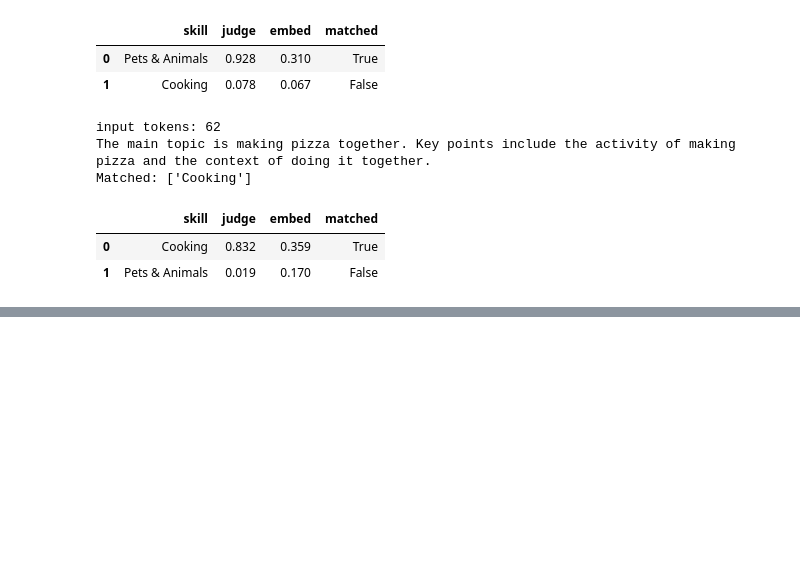
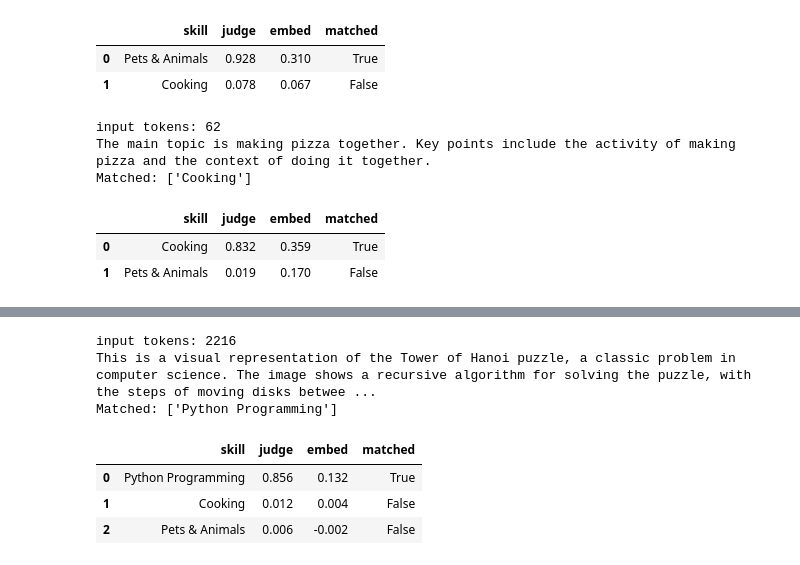
Before and after one commit to mahidodiya/evolve, a Jupyter notebook: Qwen_rank_v3.ipynb, the cells around one changed output, grey strips where cells are left out. Saved outputs shown, nothing was run; the diff lists cells and outputs as text; code cells hidden in the pictures; blank space fills up the shorter version.

```diff
--- a/Qwen_rank_v3.ipynb
+++ b/Qwen_rank_v3.ipynb
@@ -399,7 +399,8 @@ Recall            : 1.00
 my_skills = [
     {"name": "Pets & Animals", "description": "dogs, cats, wildlife, animal behavior and pet care"},
     {"name": "Cooking","description": "recipes, ingredients, food preparation and kitchen techniques"},
-  ]
+    {"name": "Python Programming",  "description": "writing, debugging and explaining Python code, scripts and software"},
+    ]
 # %%
 r = check_content("/content/nature.mp4", my_skills)
 print(r["summary"]); print("Matched:", r["matches"]); r["table"]
@@ -442,0 +482,11 @@ Matched: ['Cooking']
+# %%
+r = check_content("/content/programming.mp4", my_skills)
+print(r["summary"]); print("Matched:", r["matches"]); r["table"]
+# %% [output]
+input tokens: 2216
+This is a visual representation of the Tower of Hanoi puzzle, a classic problem in computer science. The image shows a recursive algorithm for solving the puzzle, with the steps of moving disks betwee ...
+Matched: ['Python Programming']
+|  | skill | judge | embed | matched |
+| 0 | Python Programming | 0.856 | 0.132 | True |
+| 1 | Cooking | 0.012 | 0.004 | False |
+| 2 | Pets & Animals | 0.006 | -0.002 | False |
```
Also changed, not shown: parts of 4 cells of this notebook.
